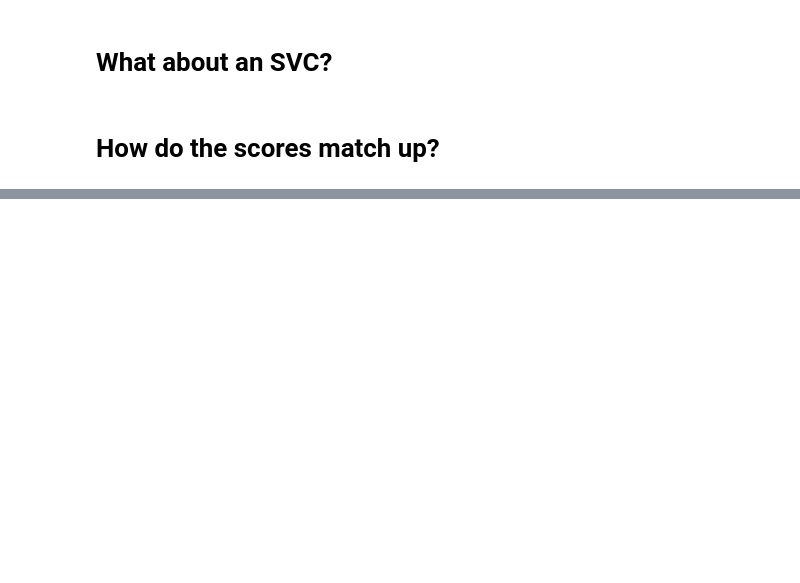
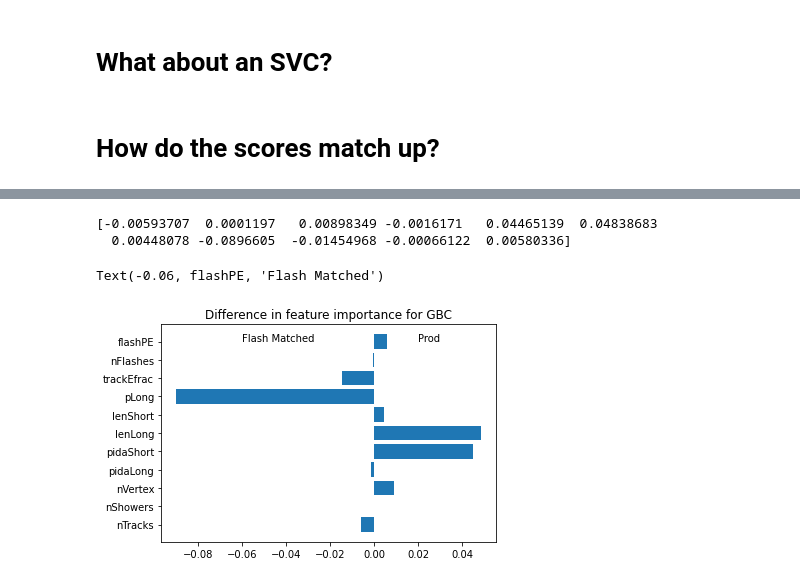
Before and after one commit to kylemfspurgeon/PDK_ML, a Jupyter notebook: PDK_ML_Models.ipynb, the cells around one changed output, grey strips where cells are left out. Cells and saved outputs as stored; diff of their text form; code cells hidden in the pictures; blank space fills up the shorter version.

```diff
--- a/PDK_ML_Models.ipynb
+++ b/PDK_ML_Models.ipynb
@@ -401,0 +415,13 @@ scores_df.plot(kind="bar",figsize=[10,8],ylabel="Score",rot=0)
+# %%
+import_diff = gbc.feature_importances_ - Fgbc.feature_importances_
+print(import_diff)
+plt.figure()
+plt.barh(head_list,width=import_diff,)
+plt.title("Difference in feature importance for GBC")
+plt.annotate("Prod",xy=[.02,"flashPE"])
+plt.annotate("Flash Matched",xy=[-.06,"flashPE"])
+# %% [output]
+[-0.00593707  0.0001197   0.00898349 -0.0016171   0.04465139  0.04838683
+  0.00448078 -0.0896605  -0.01454968 -0.00066122  0.00580336]
+Text(-0.06, flashPE, 'Flash Matched')
+[figure, added]
```
Also changed, not shown: parts of 37 cells of this notebook.
